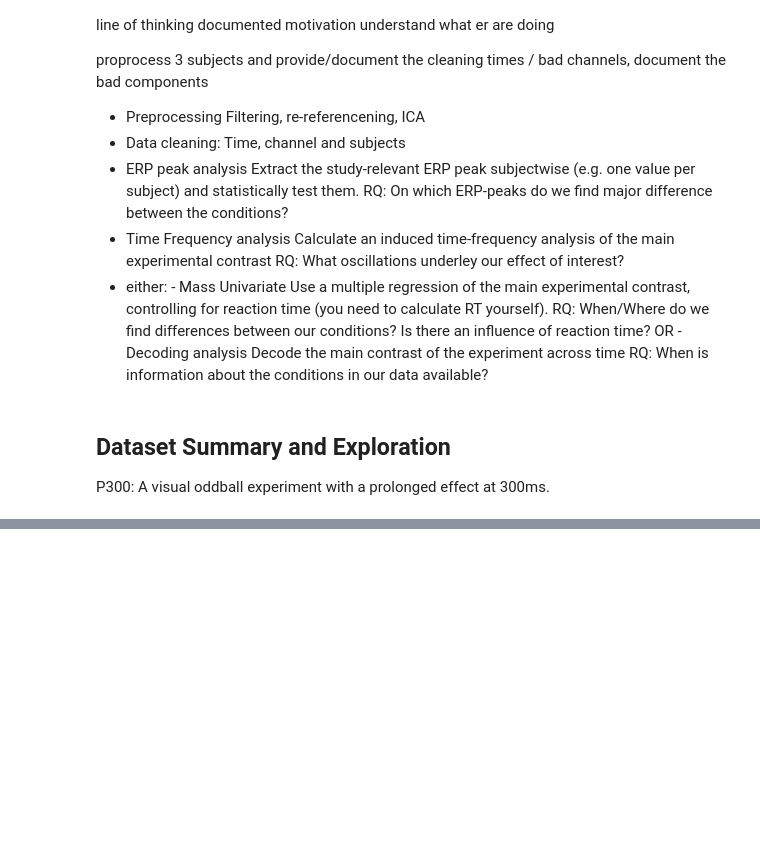
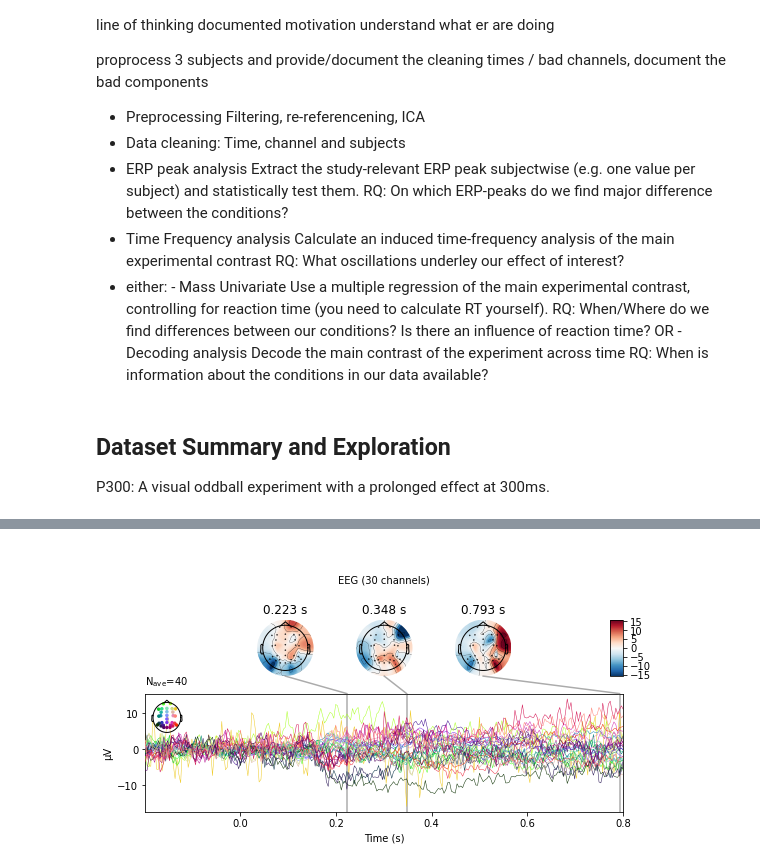
Before and after one commit to christianreiser/EEG_analysis, a Jupyter notebook: semesterproject/semesterproject.ipynb, the cells around one changed output, grey strips where cells are left out. Saved outputs shown, nothing was run; the diff lists cells and outputs as text; code cells hidden in the pictures; blank space fills up the shorter version.

Commit message:
Source localization

```diff
--- a/semesterproject/semesterproject.ipynb
+++ b/semesterproject/semesterproject.ipynb
@@ -431,4 +438,6 @@ def erp_analysis():
         peak_value_target_list,
         peak_time_distractor_list,
         peak_value_distractor_list,
+        target,
+        distractor
     )
@@ -520,6 +543,7 @@ for subject in range(frist_subject, last_subject + 1):
 
     # rerefernecing to P9 and P10 becuase Kappenman et al. says
     # "we find that P9 and P10 provide cleaner signals than the traditional mastoid sites"
+    # TODO: commented out as not allowed for space localization?
     raw.set_eeg_reference(ref_channels=ref_channels, verbose=None)
 
     # add channel locations
@@ -544,8 +568,13 @@ for subject in range(frist_subject, last_subject + 1):
         peak_value_target_list,
         peak_time_distractor_list,
         peak_value_distractor_list,
+        target,
+        distractor
     ) = erp_analysis()
 
+"""
+inter-subject peak analysis
+"""
 # histograms
 (
     average_time_difference,
@@ -585,13 +614,22 @@ print(
     std_dev_value_difference,
 )
 
-# permutation tests
+"""
+permutation tests
+"""
+# time delay of peak
 t_obs_time, p_values_time = permutation_test(
     peak_time_target_list, peak_time_distractor_list
 )
+
+# difference in peak potential
 t_obs_value, p_values_value = permutation_test(
     peak_value_target_list, peak_value_distractor_list
 )
+
+"""
+source space
+"""
 # %% [output]
 subject = 1
 Reading ../local/bids/sub-001/ses-P3/eeg/sub-001_ses-P3_task-P3_eeg.fdt
@@ -657,0 +659,53 @@ Permuting 31 times (exact test)...
+# %%
+from mne.channels import compute_native_head_t, read_custom_montage
+
+"""
+TODO check if raw_f needed, but here raw because raw_f has only Pz channel
+"""
+# ValueError: EEG average reference is mandatory for inverse modeling, use set_eeg_reference method.
+raw.set_eeg_reference(projection=True)
+
+#get epochs
+epochs = mne.Epochs(
+        raw, evts, evts_dict_stim, tmin=epoch_tmin, tmax=epoch_tmax, baseline=baseline
+)
+
+#get evoked
+target = epochs[["stimulus:{}{}".format(k, k) for k in [1, 2, 3, 4, 5]]].average()
+distractor = epochs[
+    [
+        "stimulus:{}{}".format(k, j)
+        for k in [1, 2, 3, 4, 5]
+        for j in [1, 2, 3, 4, 5]
+        if k != j
+    ]
+].average()
+evoked = target  # trigger 1 in auditory/left
+%matplotlib inline
+evoked.plot_joint()
+
+
+
+
+# get average src and bem
+from mne.datasets import fetch_fsaverage
+import os.path as op
+
+fs_dir = fetch_fsaverage(verbose=True)
+subjects_dir = op.dirname(fs_dir)
+subject = 'fsaverage'
+trans = 'fsaverage'  # MNE has a built-in fsaverage transformation
+src = op.join(fs_dir, 'bem', 'fsaverage-ico-5-src.fif')
+bem = op.join(fs_dir, 'bem', 'fsaverage-5120-5120-5120-bem-sol.fif')
+
+# plot to check alignment
+"""
+# RuntimeError: Could not load any valid 3D backend: pyvista, mayavi, notebook
+fig = plot_alignment(
+    evoked.info, trans=None, show_axes=True, surfaces='head-dense',
+    subject=subject, subjects_dir=subjects_dir)
+"""
+
+fwd = mne.make_forward_solution(
+    evoked.info, trans=None, src=src, bem=bem, verbose=True)
+# %% [output]
@@ -657,0 +722 @@ Permuting 31 times (exact test)...
+[figure, added]
```
Also changed, not shown: parts of 24 cells of this notebook, 3 other files.
